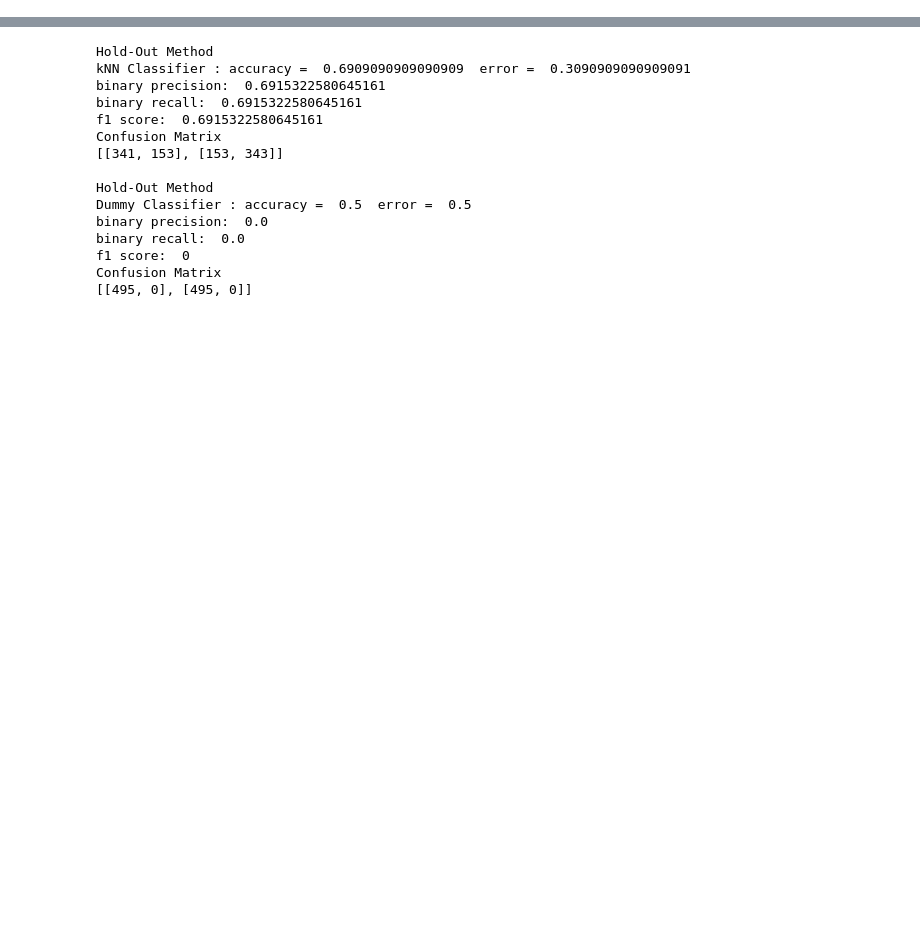
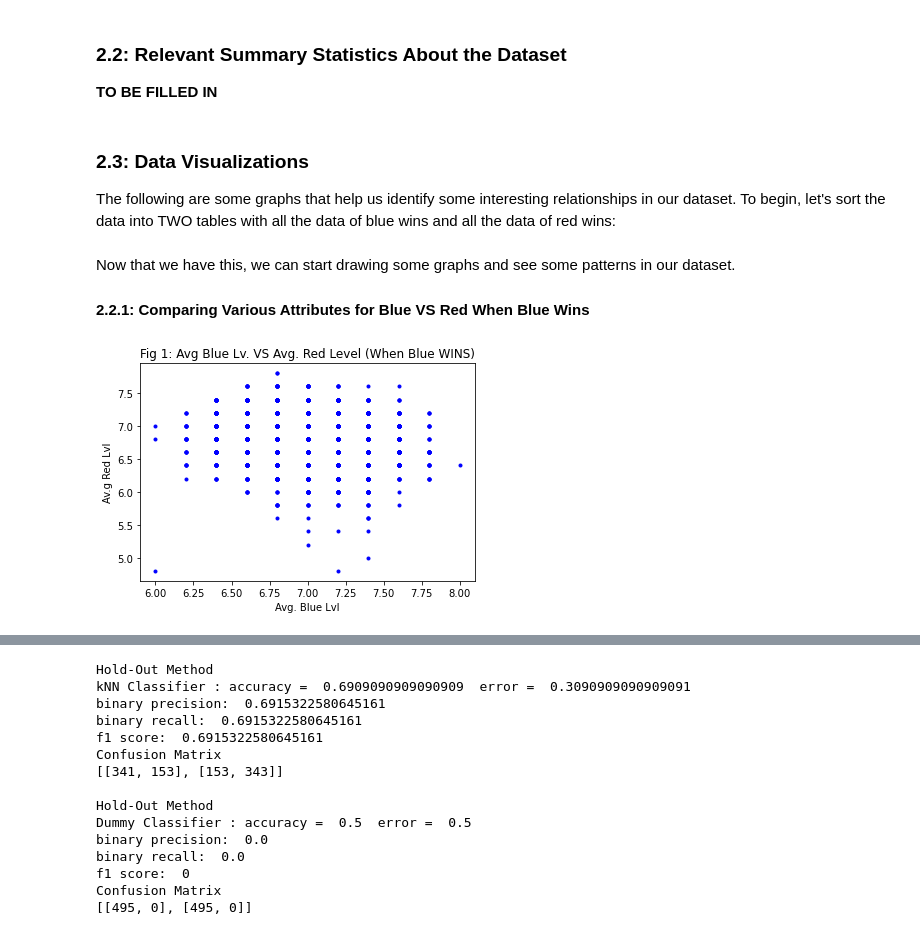
Before and after one commit to TrevorBushnell/League-Game-Prediction-Project, a Jupyter notebook: Project_Report.ipynb, the cells around one changed output, grey strips where cells are left out. Cells and saved outputs as stored; diff of their text form; code cells hidden in the pictures; blank space fills up the shorter version.

Commit message:
Fairly far into the report

```diff
--- a/Project_Report.ipynb
+++ b/Project_Report.ipynb
@@ -51,8 +114,46 @@ y = copy.deepcopy(y_data)
 for entry in X:
     del entry[0]
     del entry[0]
-knn_clf = MyKNeighborsClassifier()
-nb_clf = MyNaiveBayesClassifier()
-dummy_clf = MyDummyClassifier()
-tree_clf = MyDecisionTreeClassifier()
-nb_clf = MyNaiveBayesClassifier()
+
+# Let's put this additional data into our df object as well for data viz
+new_data = []
+for i in range(len(df.data)):
+    if i in X_indexes:
+        new_data.append(df.data[i])
+
+df.data = new_data
+# %% [markdown]
+### 2.2: Relevant Summary Statistics About the Dataset
+
+**TO BE FILLED IN**
+# %% [markdown]
+### 2.3: Data Visualizations
+
+The following are some graphs that help us identify some interesting relationships in our dataset. To begin, let's sort the data into TWO tables with all the data of blue wins and all the data of red wins:
+# %%
+blue_wins_table = []
+blue_loses_table = []
+
+for row in df.data:
+    if row[1] == 1: # blue wins
+        blue_wins_table.append(row)
+    elif row[1] == 0: # red wins
+        blue_loses_table.append(row)
+
+blue_wins_df = MyPyTable(column_names=df.column_names, data=blue_wins_table)
+blue_loses_df = MyPyTable(column_names=df.column_names, data=blue_loses_table)
+# %% [markdown]
+Now that we have this, we can start drawing some graphs and see some patterns in our dataset.
+
+#### 2.2.1: Comparing Various Attributes for Blue VS Red When Blue Wins
+# %%
+blue_avg_level = blue_wins_df.get_column('blueAvgLevel')
+red_avg_level = blue_wins_df.get_column('redAvgLevel')
+
+plt.plot(blue_avg_level, red_avg_level, "b.")
+plt.title('Fig 1: Avg Blue Lv. VS Avg. Red Level (When Blue WINS)')
+plt.xlabel('Avg. Blue Lvl')
+plt.ylabel('Av.g Red Lvl')
+plt.show()
+# %% [output]
+[figure, added]
```
Also changed, not shown: parts of 54 cells of this notebook, 2 other files.
